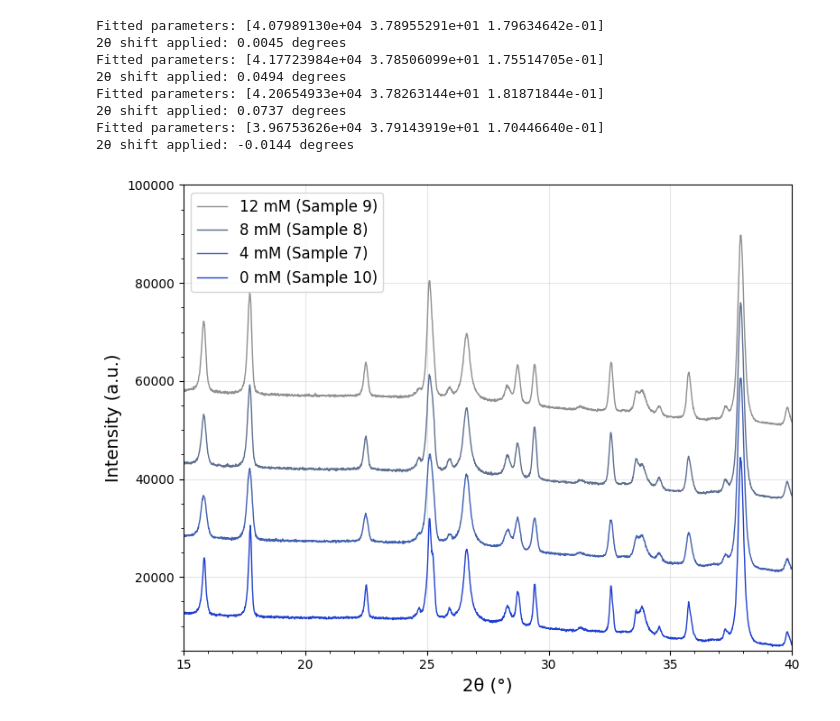
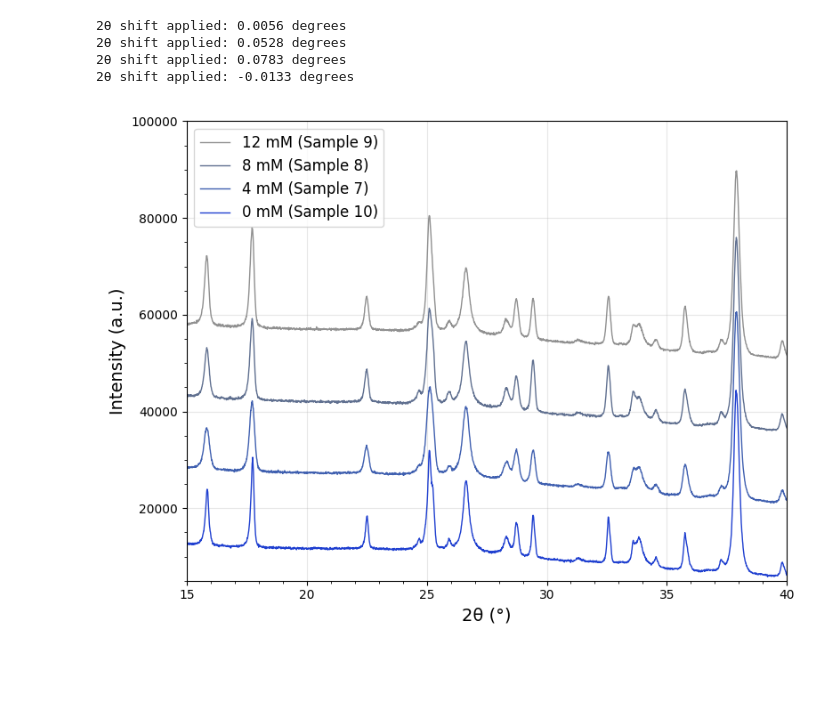
Before and after one commit to FardinGhaffari/Sb2S3-XRD-Analysis, a Jupyter notebook: scripts/plotting_Sb2S3_xrd_spectra_different_mM.ipynb, the cells around one changed output. Saved outputs shown, nothing was run; the diff lists cells and outputs as text; code cells hidden in the pictures; blank space fills up the shorter version.

Commit message:
Added raw data of third batch, changed the way the plotting scripts get the data and cleaned the scripts up a bit

```diff
--- a/scripts/plotting_Sb2S3_xrd_spectra_different_mM.ipynb
+++ b/scripts/plotting_Sb2S3_xrd_spectra_different_mM.ipynb
@@ -75,7 +76,7 @@ def plot_XRD_normalized(*files, labels=None, start_two_theta=5, offset=0, colors
 
 
         # Shift the spectrum to align the FTO peak at 37.9°
-        two_theta, shift = shift_spectrum_to_peak(two_theta, intensity, target_peak=37.9, window=0.4)
+        two_theta, shift = shift_spectrum_to_peak(two_theta, intensity, target_peak=37.9, window=0.4, plot=False)
         print(f"2θ shift applied: {shift:.4f} degrees")
 
 
@@ -103,24 +104,20 @@ def plot_XRD_normalized(*files, labels=None, start_two_theta=5, offset=0, colors
     plt.show()
 # %%
 # File paths to your .txt files
-file1 = r"G:\My Drive\PhD\Research\Sb2S3 paper\XRD raw data\Sb2S3 data second batch of samples\9_14_07_12_mM.xy"
-file2 = r"G:\My Drive\PhD\Research\Sb2S3 paper\XRD raw data\Sb2S3 data second batch of samples\8_14_07_8mM.xy"
-file3 = r"G:\My Drive\PhD\Research\Sb2S3 paper\XRD raw data\Sb2S3 data second batch of samples\7_14_07_4mM.xy"
-file4 = r"G:\My Drive\PhD\Research\Sb2S3 paper\XRD raw data\Sb2S3 data second batch of samples\10_25_07_0mM_baseline_Sb2S3.xy"
+file1 = r"../data/raw_data/second_batch/9_14_07_12_mM.xy"
+file2 = r"../data/raw_data/second_batch/8_14_07_8mM.xy"
+file3 = r"../data/raw_data/second_batch/7_14_07_4mM.xy"
+file4 = r"../data/raw_data/second_batch/10_25_07_0mM_baseline_Sb2S3.xy"
 
 
 
 
 # Plot the normalized XRD spectra
 
 plot_XRD_normalized(file1, file2, file3, file4, labels=["12 mM (Sample 9)", "8 mM (Sample 8)", "4 mM (Sample 7)", "0 mM (Sample 10)"], offset=15000, window_size=1)
 # %% [output]
-Fitted parameters: [4.07989130e+04 3.78955291e+01 1.79634642e-01]
-2θ shift applied: 0.0045 degrees
-Fitted parameters: [4.17723984e+04 3.78506099e+01 1.75514705e-01]
-2θ shift applied: 0.0494 degrees
-Fitted parameters: [4.20654933e+04 3.78263144e+01 1.81871844e-01]
-2θ shift applied: 0.0737 degrees
-Fitted parameters: [3.96753626e+04 3.79143919e+01 1.70446640e-01]
-2θ shift applied: -0.0144 degrees
+2θ shift applied: 0.0056 degrees
+2θ shift applied: 0.0528 degrees
+2θ shift applied: 0.0783 degrees
+2θ shift applied: -0.0133 degrees
-[figure, old version]
+[figure, new version]
```
Also changed, not shown: parts of 1 cell of this notebook, 10 other files.
